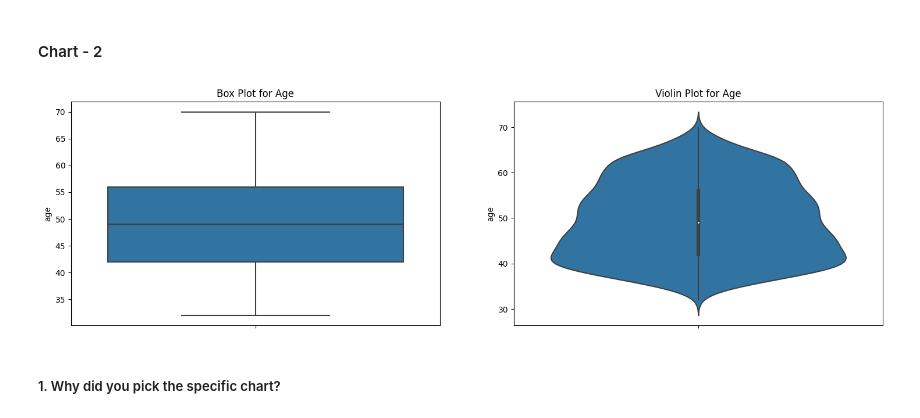
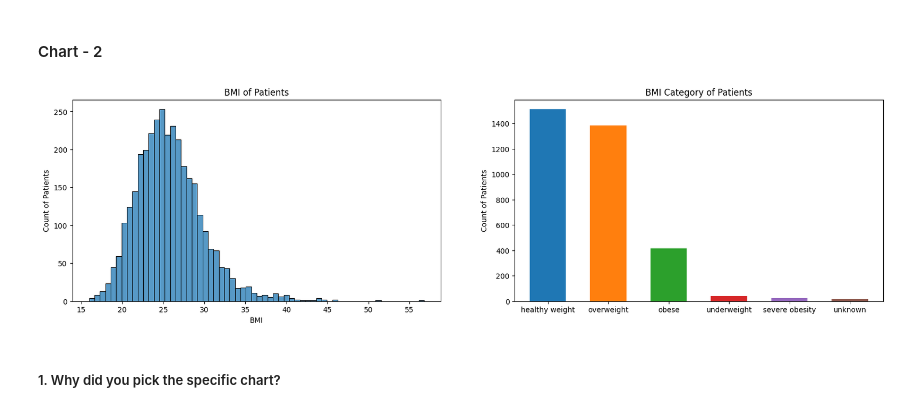
Before and after one commit to priyaregit/Classification-ML_Cardiovascular-Risk-Prediction, a Jupyter notebook: Cardiovascular_Risk_Prediction_Classification.ipynb, the cells around one changed output. Cells and saved outputs as stored; diff of their text form; code cells hidden in the pictures.

```diff
--- a/Cardiovascular_Risk_Prediction_Classification.ipynb
+++ b/Cardiovascular_Risk_Prediction_Classification.ipynb
@@ -386,6 +386,11 @@ underweight       0.012094
 severe obesity    0.006490
 unknown           0.004130
 Name: BMI category, dtype: float64
+# %%
+columns = ['cigsPerDay','BPMeds','heartRate','glucose']
+
+for col_name in columns:
+  df[col_name] = df[col_name].astype(int)
 # %%
 df.drop('id', axis = 1, inplace = True)
 # %%
@@ -447,22 +452,28 @@ Answer Here
 # %%
 # Chart - 2 visualization code
 
 # Setting display figure size
-fig = plt.figure(figsize = (18,5))
+fig = plt.figure(figsize = (20,5))
 
-# Box plot to check for the distribution of patients' age
+# Histogram to check for the patients' BMI
 ax1 = plt.subplot2grid((1,2),(0,0))
-sns.boxplot(y=df['age'])
-plt.title("Box Plot for Age")
+sns.histplot(df["BMI"])
+plt.xlabel("BMI")
+plt.ylabel("Count of Patients")
+plt.title("BMI of Patients", fontsize = 12)
 
-# Violin plot to check for the distribution of patients' age
+# Bar chart to check for the patients' BMI category
 ax1 = plt.subplot2grid((1,2),(0,1))
-sns.violinplot(y=df['age'])
-plt.title("Violin Plot for Age")
+bmi = df["BMI category"].value_counts()
+bmi.plot.bar(width = 0.6, color = ['#1f77b4', '#ff7f0e', '#2ca02c', '#d62728', '#9467bd', '#8c564b', '#e377c2'])
+plt.ylabel("Count of Patients")
+plt.xticks(rotation = 'horizontal')
+plt.title("BMI Category of Patients", fontsize = 12)
 
+# Setting the display figure size using rcParams method
 plt.rcParams['figure.figsize'] = (10, 6)
 # %% [output]
-[figure, old version]
+[figure, new version]
 # %% [markdown]
 ##### 1. Why did you pick the specific chart?
 # %% [markdown]
```
Also changed, not shown: parts of 9 cells of this notebook.
